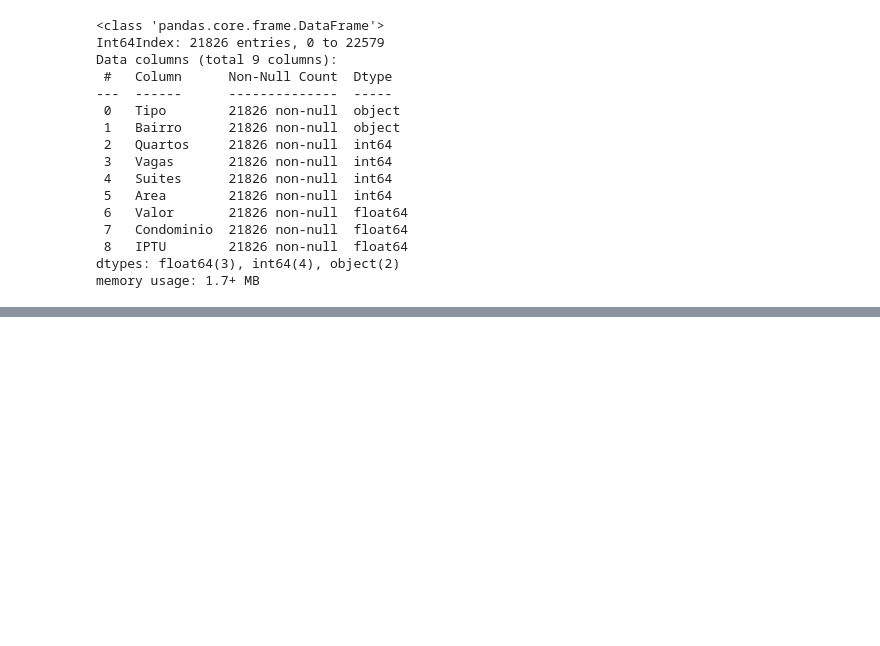
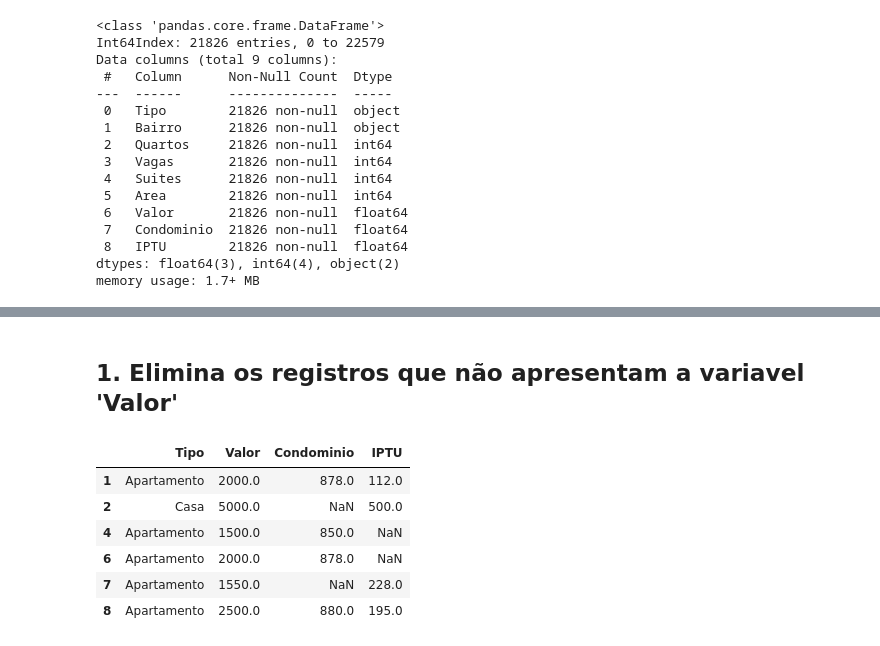
Before and after one commit to cglima/alura-python-pandas-tratando-e-analisando-dados, a Jupyter notebook: notebook/tratamento-de-dados-faltantes.ipynb, the cells around one changed output, grey strips where cells are left out. Saved outputs shown, nothing was run; the diff lists cells and outputs as text; code cells hidden in the pictures; blank space fills up the shorter version.

```diff
--- a/notebook/tratamento-de-dados-faltantes.ipynb
+++ b/notebook/tratamento-de-dados-faltantes.ipynb
@@ -180,0 +204,13 @@ NameError: name 'false' is not defined
+# %% [markdown]
+## 1. Elimina os registros que não apresentam a variavel 'Valor'
+# %%
+imoveis.dropna(subset = ['Valor'], inplace = True)
+imoveis
+# %% [output]
+|  | Tipo | Valor | Condominio | IPTU |
+| 1 | Apartamento | 2000.0 | 878.0 | 112.0 |
+| 2 | Casa | 5000.0 | NaN | 500.0 |
+| 4 | Apartamento | 1500.0 | 850.0 | NaN |
+| 6 | Apartamento | 2000.0 | 878.0 | NaN |
+| 7 | Apartamento | 1550.0 | NaN | 228.0 |
+| 8 | Apartamento | 2500.0 | 880.0 | 195.0 |
```
Also changed, not shown: parts of 10 cells of this notebook.
